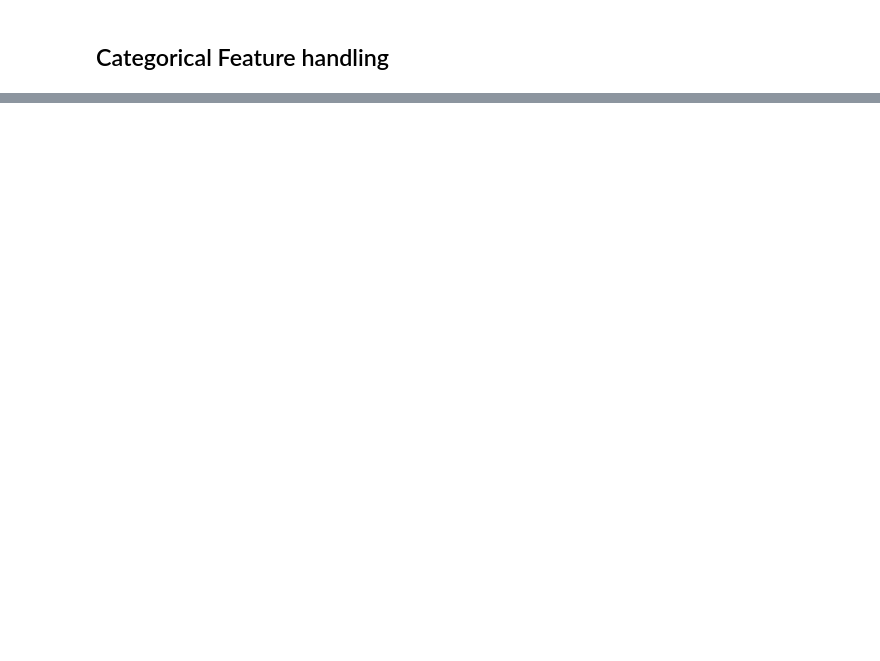
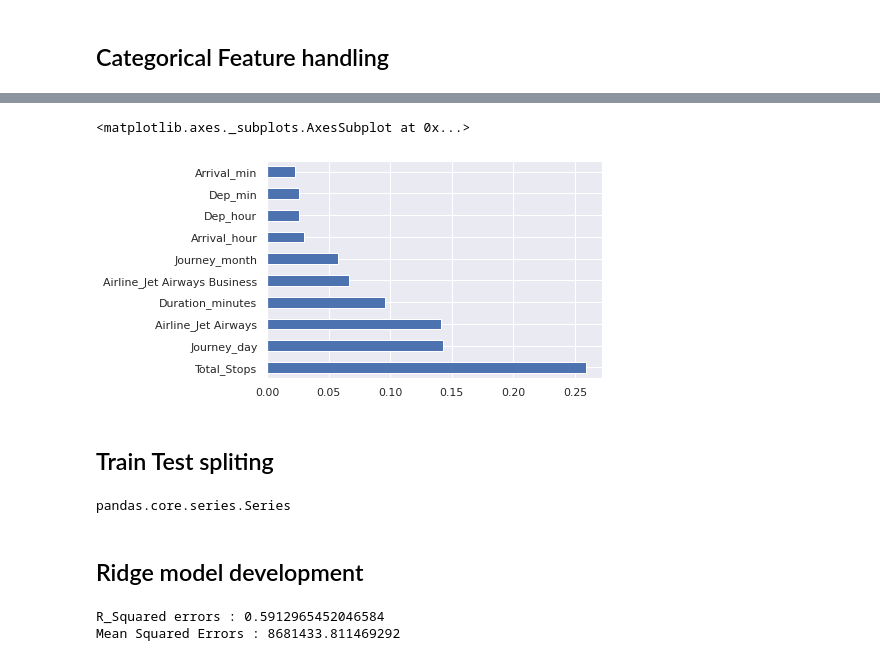
Before and after one commit to mdimran1/portfolio, a Jupyter notebook: AirTicket/Flight_price_prediction.ipynb, the cells around one changed output, grey strips where cells are left out. Saved outputs shown, nothing was run; the diff lists cells and outputs as text; code cells hidden in the pictures; blank space fills up the shorter version.

Commit message:
Model finalized

```diff
--- a/AirTicket/Flight_price_prediction.ipynb
+++ b/AirTicket/Flight_price_prediction.ipynb
@@ -331,0 +202,12 @@ test_data.head()
+# %%
+# New values are assigned with corresponding keys for 'Total_Stops' :
+
+replace_dict = {"non-stop": 0, "1 stop": 1, "2 stops": 2, "3 stops": 3, "4 stops": 4}
+AirFare['Total_Stops'].replace(replace_dict, inplace=True)
+# %%
+# Rearrange features for best api ui :
+AirFare.columns
+AirFare= AirFare[['Journey_day', 'Journey_month', 'Dep_hour',
+       'Dep_min', 'Arrival_hour', 'Arrival_min', 'Airline_Air Asia', 'Airline_Air India', 'Airline_GoAir', 'Airline_IndiGo', 'Airline_Jet Airways', 'Airline_Jet Airways Business',
+       'Airline_Multiple carriers', 'Airline_Multiple carriers Premium economy', 'Airline_SpiceJet', 'Airline_Trujet', 'Airline_Vistara', 'Airline_Vistara Premium economy',       'Source_Banglore', 'Source_Chennai', 'Source_Delhi', 'Source_Kolkata',
+       'Source_Mumbai', 'Destination_Banglore', 'Destination_Cochin', 'Destination_Delhi', 'Destination_Hyderabad', 'Destination_Kolkata','Total_Stops','Duration_minutes', 'Price']]
@@ -331,0 +244,4 @@ test_data.head()
+# %%
+# assign independent and dependent variables
+X = AirFare.drop(labels=['Price'], axis=1)
+y = AirFare['Price']
@@ -331,0 +255,16 @@ test_data.head()
+# %%
+ # Most correalated features finding
+
+from sklearn.ensemble import ExtraTreesRegressor
+select_feature = ExtraTreesRegressor().fit(X,y) #  fitting data
+# %%
+# Ploting top 10 most contributed feature :
+
+feat_imp = pd.Series(select_feature.feature_importances_, index=X.columns)  # transform to pandas series for better understanding
+#feat_imp.nlargest(10).plot(kind='barh')
+feat_imp.sort_values(ascending=False)[:10].plot(kind='barh')
+# %% [output]
+<matplotlib.axes._subplots.AxesSubplot at 0x...>
+[figure, added]
+# %% [markdown]
+## Train Test spliting
@@ -331,0 +277,6 @@ test_data.head()
+# %%
+type(y_test)
+# %% [output]
+pandas.core.series.Series
+# %% [markdown]
+## Ridge model development
@@ -331,0 +289,9 @@ test_data.head()
+# %%
+# model metrics:
+from sklearn.metrics import mean_squared_error as mse
+from sklearn.metrics import r2_score
+print(f'R_Squared errors : {r2_score(y_test, y_hat)}')
+print(f'Mean Squared Errors : {mse(y_test, y_hat)}')
+# %% [output]
+R_Squared errors : 0.5912965452046584
+Mean Squared Errors : 8681433.811469292
```
Also changed, not shown: parts of 58 cells of this notebook.
